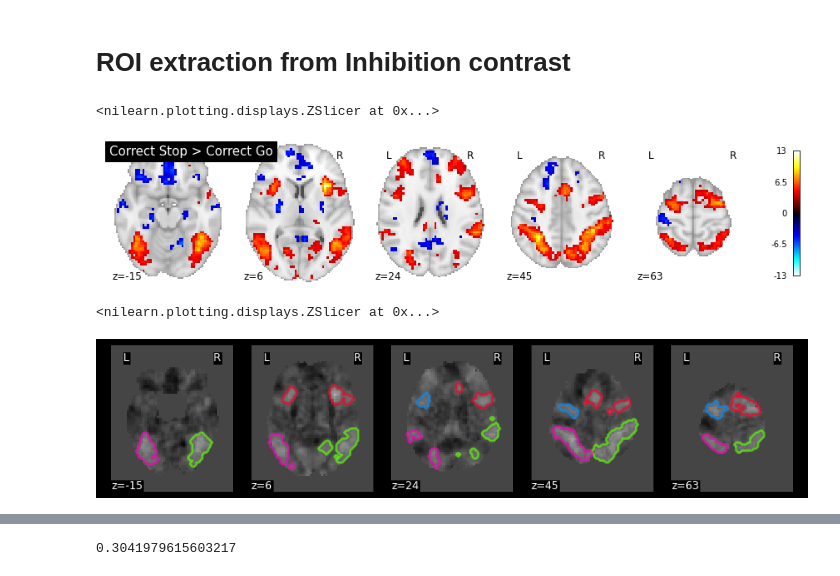
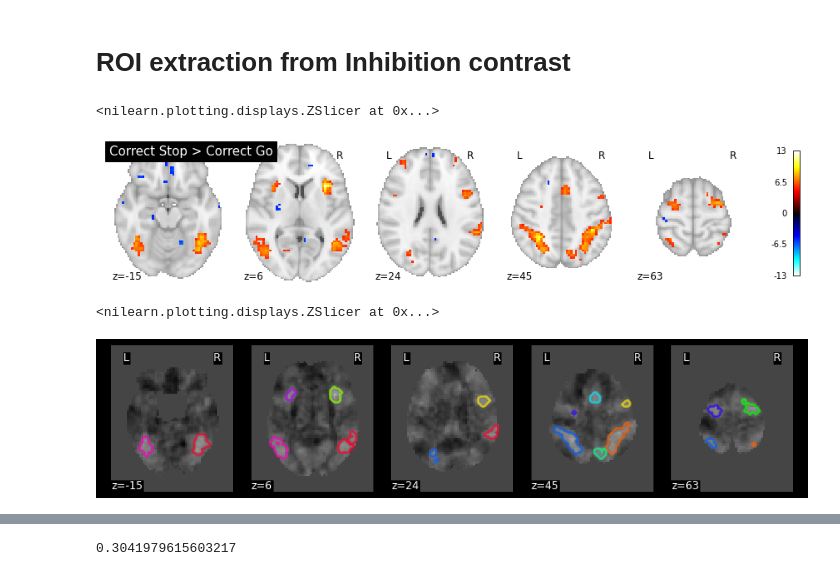
Before and after one commit to tbweng/ULG, a Jupyter notebook: analyses/brain-behavior_analysis.ipynb, the cells around one changed output, grey strips where cells are left out. Cells and saved outputs as stored; diff of their text form; code cells hidden in the pictures.

```diff
--- a/analyses/brain-behavior_analysis.ipynb
+++ b/analyses/brain-behavior_analysis.ipynb
@@ -44,24 +44,24 @@ plotting.plot_stat_map('/corral-secure/utdmc/Dell-Medical-Imaging/ULG/BIDS/deriv
 # %%
 from nilearn.image import threshold_img
 tmap = '/corral-secure/utdmc/Dell-Medical-Imaging/ULG/BIDS/derivatives/SST/corrstop_vs_correctgo/level3/noGSR/SST/Cope3_Level3/stats_dir/stats/tstat1_inverted.nii.gz'
 
 
-threshold_percentile_img = threshold_img(tmap, threshold='97%', copy=False)
+threshold_percentile_img = threshold_img(tmap, threshold='99%', copy=False)
 # Showing percentile threshold image
 plotting.plot_stat_map(threshold_percentile_img, display_mode='z', title = 'Correct Stop > Correct Go', cut_coords=5)
 # %% [output]
 <nilearn.plotting.displays.ZSlicer at 0x...>
-[figure, old version]
+[figure, new version]
 # %%
 from nilearn.regions import connected_regions
 
 regions_percentile_img, index = connected_regions(threshold_percentile_img,
-                                                  min_region_size=1500)
+                                                  min_region_size=1500, extract_type = 'connected_components')
 
 plotting.plot_prob_atlas(regions_percentile_img, bg_img=tmap,
                          view_type='contours', display_mode='z',
                          cut_coords=5)
 # %% [output]
 <nilearn.plotting.displays.ZSlicer at 0x...>
-[figure, old version]
+[figure, new version]
 # %%
```
Also changed, not shown: parts of 12 cells of this notebook.
